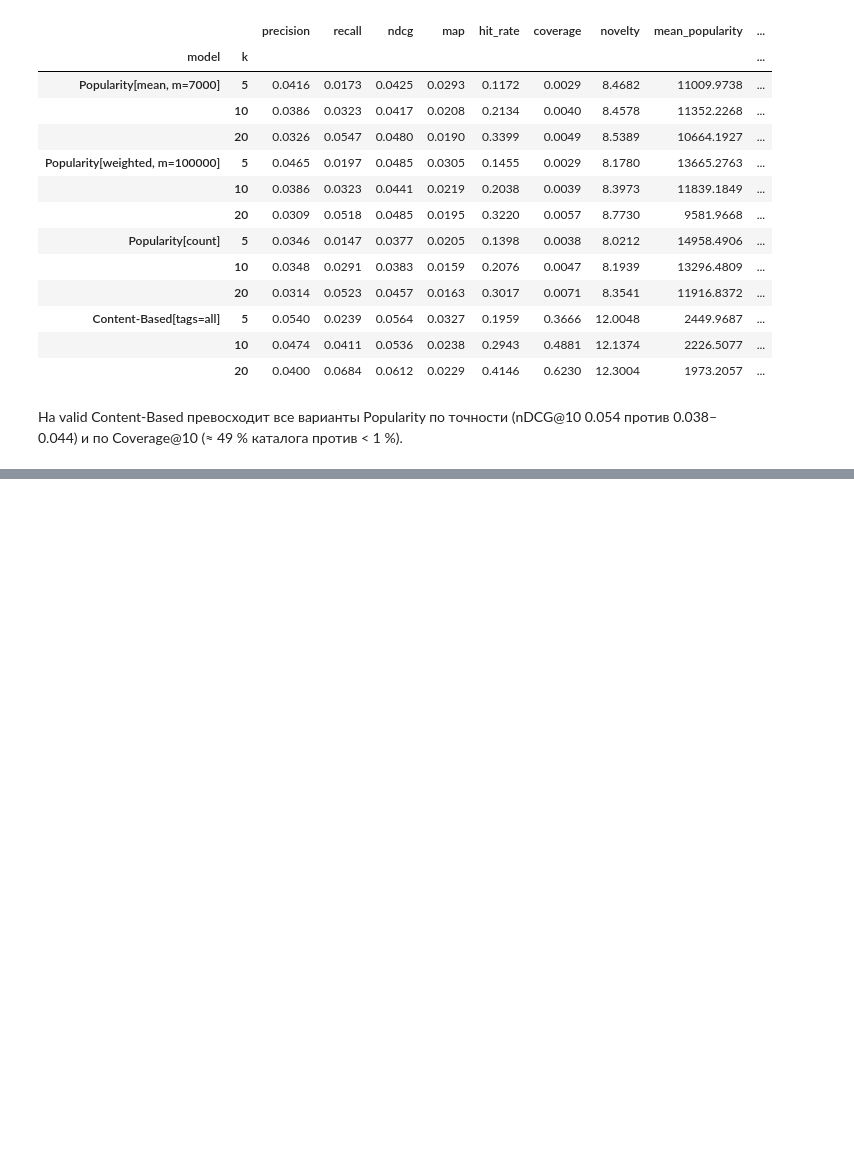
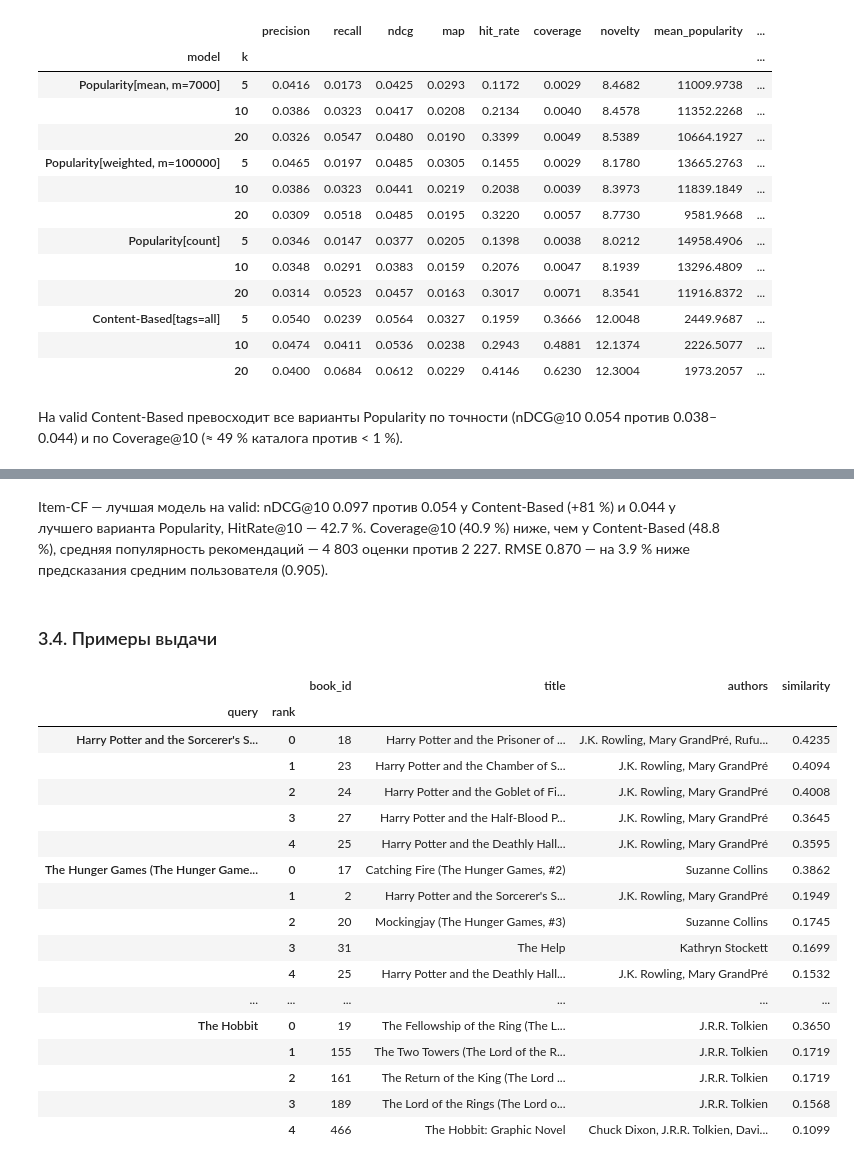
Before and after one commit to a-kapset/Rec_Systems_HW1, a Jupyter notebook: notebooks/goodbooks_recsys.ipynb, the cells around one changed output, grey strips where cells are left out. Drawn from its saved outputs; the diff is of its cells as text; code cells hidden in the pictures; blank space fills up the shorter version.

```diff
--- a/notebooks/goodbooks_recsys.ipynb
+++ b/notebooks/goodbooks_recsys.ipynb
@@ -414,0 +419,33 @@ valid_comparison
+# %%
+import time
+import tracemalloc
+
+import numpy as np
+
+from recsys import metrics
+from recsys.models import ItemCF
+from recsys.models.item_cf import sparse_nbytes
+
+MB = 2**20
+tracemalloc.start()
+start = time.perf_counter()
+item_cf = ItemCF().fit(inner.train)
+item_cf_fit_seconds = time.perf_counter() - start
+_, item_cf_fit_peak = tracemalloc.get_traced_memory()
+tracemalloc.stop()
+
+train_inner_matrix = data.interaction_matrix(inner.train)
+n_pairs = config.N_BOOKS**2
+pd.Series(
+    {
+        "fit_seconds": item_cf_fit_seconds,
+        "fit_peak_mb": item_cf_fit_peak / MB,
+        "ratings_csr_mb": sparse_nbytes(train_inner_matrix) / MB,
+        "ratings_dense_float32_mb": config.N_USERS * config.N_BOOKS * 4 / MB,
+        "similarity_nnz": item_cf.similarity.nnz,
+        "similarity_density": item_cf.similarity.nnz / n_pairs,
+        "similarity_csr_mb": sparse_nbytes(item_cf.similarity) / MB,
+        "similarity_dense_float32_mb": n_pairs * 4 / MB,
+        "neighbors_csr_mb": sparse_nbytes(item_cf.neighbors) / MB,
+    }
+).to_frame("value")
@@ -414,0 +634,33 @@ valid_comparison
+# %% [markdown]
+Item-CF — лучшая модель на valid: nDCG@10 0.097 против 0.054 у Content-Based (+81 %) и 0.044 у лучшего варианта Popularity, HitRate@10 — 42.7 %. Coverage@10 (40.9 %) ниже, чем у Content-Based (48.8 %), средняя популярность рекомендаций — 4 803 оценки против 2 227. RMSE 0.870 — на 3.9 % ниже предсказания средним пользователя (0.905).
+# %% [markdown]
+### 3.4. Примеры выдачи
+# %%
+pd.concat(
+    {
+        dataset.books.loc[book_id - 1, "title"]: item_cf.get_similar_books(
+            book_id, dataset.books, n=5
+        )
+        for book_id in queries
+    },
+    names=["query", "rank"],
+)
+# %% [output]
+|  |  | book_id | title | authors | similarity |
+| query | rank |  |  |  |  |
+| Harry Potter and the Sorcerer's S... | 0 | 18 | Harry Potter and the Prisoner of ... | J.K. Rowling, Mary GrandPré, Rufu... | 0.4235 |
+|  | 1 | 23 | Harry Potter and the Chamber of S... | J.K. Rowling, Mary GrandPré | 0.4094 |
+|  | 2 | 24 | Harry Potter and the Goblet of Fi... | J.K. Rowling, Mary GrandPré | 0.4008 |
+|  | 3 | 27 | Harry Potter and the Half-Blood P... | J.K. Rowling, Mary GrandPré | 0.3645 |
+|  | 4 | 25 | Harry Potter and the Deathly Hall... | J.K. Rowling, Mary GrandPré | 0.3595 |
+| The Hunger Games (The Hunger Game... | 0 | 17 | Catching Fire (The Hunger Games, #2) | Suzanne Collins | 0.3862 |
+|  | 1 | 2 | Harry Potter and the Sorcerer's S... | J.K. Rowling, Mary GrandPré | 0.1949 |
+|  | 2 | 20 | Mockingjay (The Hunger Games, #3) | Suzanne Collins | 0.1745 |
+|  | 3 | 31 | The Help | Kathryn Stockett | 0.1699 |
+|  | 4 | 25 | Harry Potter and the Deathly Hall... | J.K. Rowling, Mary GrandPré | 0.1532 |
+| ... | ... | ... | ... | ... | ... |
+| The Hobbit | 0 | 19 | The Fellowship of the Ring (The L... | J.R.R. Tolkien | 0.3650 |
+|  | 1 | 155 | The Two Towers (The Lord of the R... | J.R.R. Tolkien | 0.1719 |
+|  | 2 | 161 | The Return of the King (The Lord ... | J.R.R. Tolkien | 0.1719 |
+|  | 3 | 189 | The Lord of the Rings (The Lord o... | J.R.R. Tolkien | 0.1568 |
+|  | 4 | 466 | The Hobbit: Graphic Novel | Chuck Dixon, J.R.R. Tolkien, Davi... | 0.1099 |
```
Also changed, not shown: parts of 22 cells of this notebook, 7 other files.
